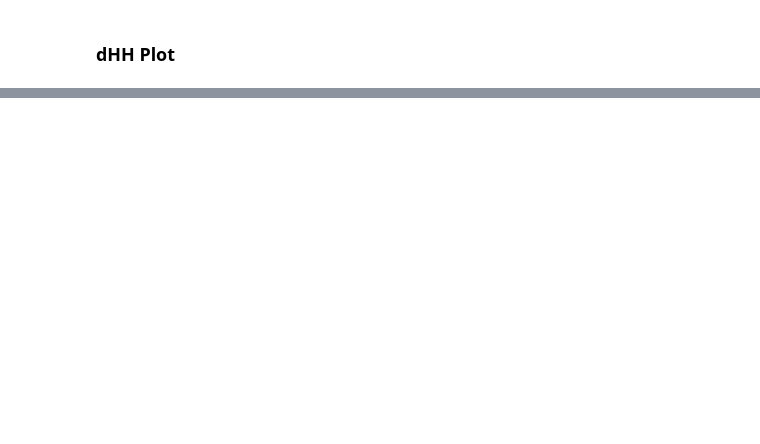
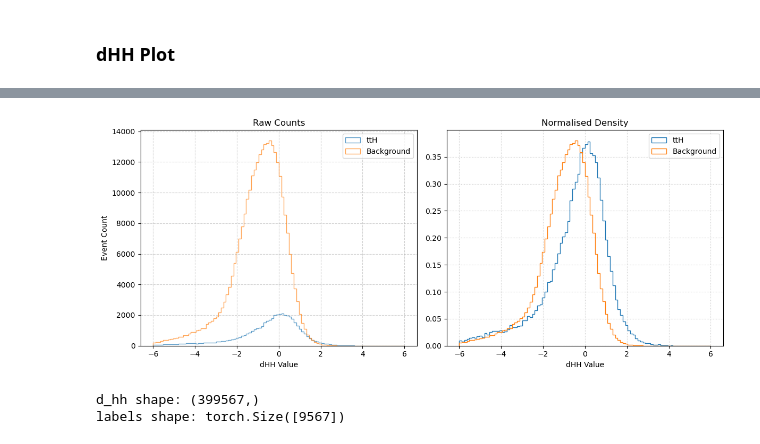
Before and after one commit to rabmc24/msci_project, a Jupyter notebook: transformer_renewed/bristol-tth-transformer-msc_project/notebooks/training_multiclassification.ipynb, the cells around one changed output, grey strips where cells are left out. Cells and saved outputs as stored; diff of their text form; code cells hidden in the pictures; blank space fills up the shorter version.

```diff
--- a/transformer_renewed/bristol-tth-transformer-msc_project/notebooks/training_multiclassification.ipynb
+++ b/transformer_renewed/bristol-tth-transformer-msc_project/notebooks/training_multiclassification.ipynb
@@ -722,0 +858,44 @@ plt.show()
+# %%
+import numpy as np
+import matplotlib.pyplot as plt
+
+# Compute d_hh from probabilities (with 2 backgrounds)
+probs_np = probs.detach().cpu().numpy()  # shape (N, 3)
+ttH_probs = probs_np[:, 0]               # Signal probability at index 0
+background_probs = probs_np[:, 1] + probs_np[:, 2]  # Sum of two background probabilities
+epsilon = 1e-10
+d_hh = np.log(ttH_probs / (background_probs + epsilon))
+
+# Use labels derived from validation set
+labels = val_y.detach().cpu().numpy()
+
+# Create a figure with two subplots
+fig, (ax1, ax2) = plt.subplots(nrows=1, ncols=2, figsize=(12, 5), sharex=True)
+
+# Unnormalised - using filled histograms and fewer bins:
+ax1.hist(d_hh[labels == 0], bins=100, range=(-6, 6), alpha=0.7, label='ttH', histtype='step')
+ax1.hist(d_hh[labels == 1], bins=100, range=(-6, 6), alpha=0.7, label='Background', histtype='step')
+ax1.set_title("Raw Counts")
+ax1.set_xlabel("dHH Value")
+ax1.set_ylabel("Event Count")
+ax1.legend()
+ax1.grid(linestyle='--', alpha=0.6)
+
+# Normalised - using step histograms with thicker lines:
+ax2.hist(d_hh[labels == 0], bins=100, range=(-6, 6), density=True, histtype='step', label='ttH')
+ax2.hist(d_hh[labels == 1], bins=100, range=(-6, 6), density=True, histtype='step', label='Background')
+ax2.set_title("Normalised Density")
+ax2.set_xlabel("dHH Value")
+ax2.legend()
+ax2.grid(linestyle=':', alpha=0.7)
+
+plt.tight_layout()
+plt.show()
+# %% [output]
+[figure, added]
+# %%
+print("d_hh shape:", d_hh.shape)
+print("labels shape:", labels.shape)  # or labels_flat.shape if using that variable
+# %% [output]
+d_hh shape: (399567,)
+labels shape: torch.Size([9567])
```
Also changed, not shown: parts of 21 cells of this notebook, 3 other files.
